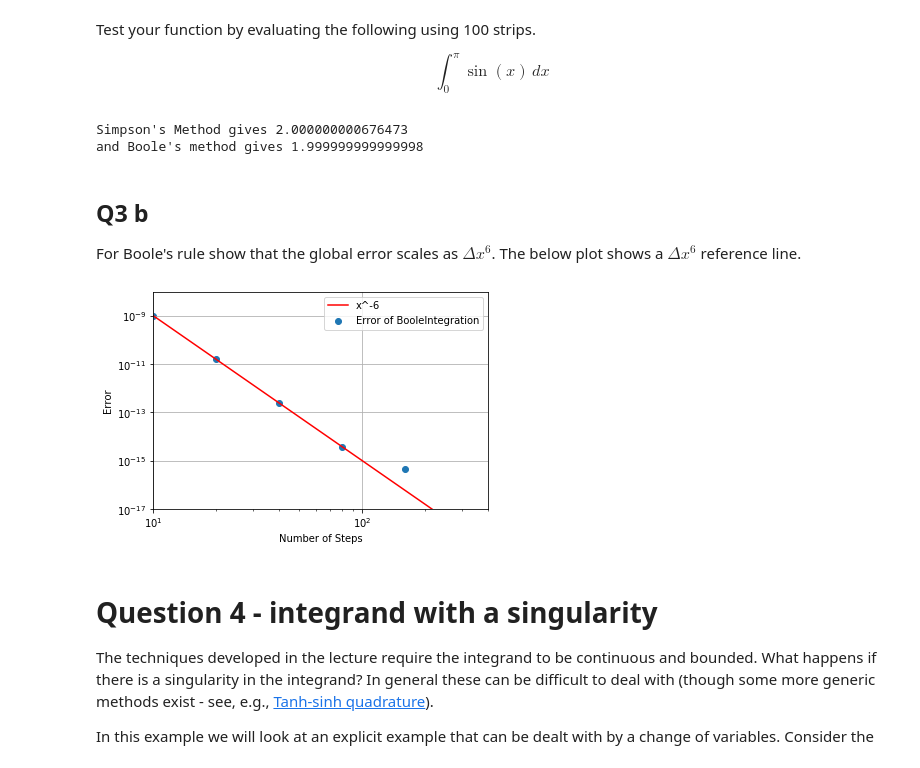
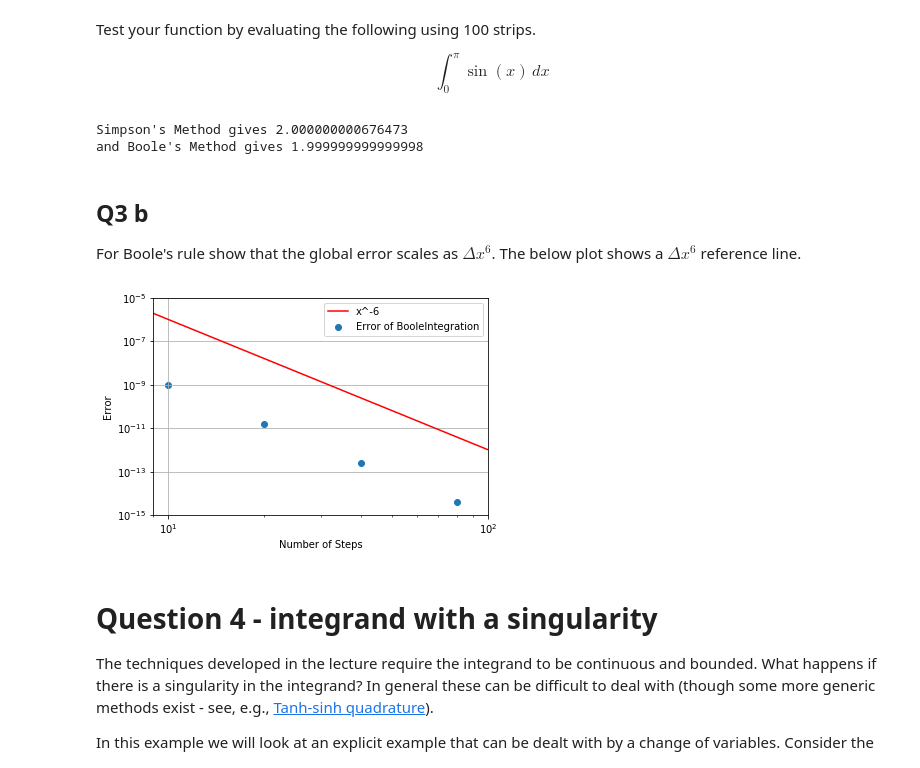
Before and after one commit to MichealHeanue/ACM20030, a Jupyter notebook: Assignment-4.ipynb, the cells around one changed output. Drawn from its saved outputs; the diff is of its cells as text; code cells hidden in the pictures.

```diff
--- a/Assignment-4.ipynb
+++ b/Assignment-4.ipynb
@@ -167,35 +167,35 @@ $$ \int_0^\pi \sin(x)\,dx $$
 def sin(x):
     return np.sin(x)
 print("Simpson's Method gives",SimpsonsIntegrate(np.sin,0,np.pi,100))
-print("and Boole's method gives",BooleIntegration(np.sin,0,np.pi,100))
+print("and Boole's Method gives",BooleIntegration(np.sin,0,np.pi,100))
 # %% [output]
 Simpson's Method gives 2.000000000676473
-and Boole's method gives 1.999999999999998
+and Boole's Method gives 1.999999999999998
 # %% [markdown]
 ## Q3 b
 For Boole's rule show that the global error scales as $\Delta x^6$. The below plot shows a $\Delta x^6$ reference line.
 # %%
-error = np.empty((6, 2))
+error = np.empty((4, 2))
 N = 10
-for i in range(0,6):
+for i in range(0,4):
     error[i,0] = N
     error[i,1] = np.abs(BooleIntegration(np.sin, 0, np.pi, N) - 2)
     N *= 2
 plt.scatter(error[:,0],error[:,1],label = "Error of BooleIntegration")
-x = np.linspace(10,480,100)
-y = (x**-6)/1000 #to make the line pass through the scatter plot
+x = np.linspace(9,480,100)
+y = (x**-6)
 plt.yscale('log')
 plt.xscale('log')
 plt.grid(True)
 plt.plot(x,y,'r-',label = "x^-6");
-plt.xlim(10,400);
-plt.ylim(10**-17,10**-8)
+plt.xlim(9,100);
+plt.ylim(10**-15,10**-5)
 plt.ylabel("Error")
 plt.xlabel("Number of Steps")
 plt.legend();
-#Since the line x**-6 is colinear with the error plot, the global error scales as Δx**-6
+#Since the line x**-6 is parallel with the error plot, the global error scales as Δx**-6
 # %% [output]
-[figure, old version]
+[figure, new version]
 # %% [markdown]
 # Question 4 - integrand with a singularity
 
```
Also changed, not shown: parts of 2 cells of this notebook.
